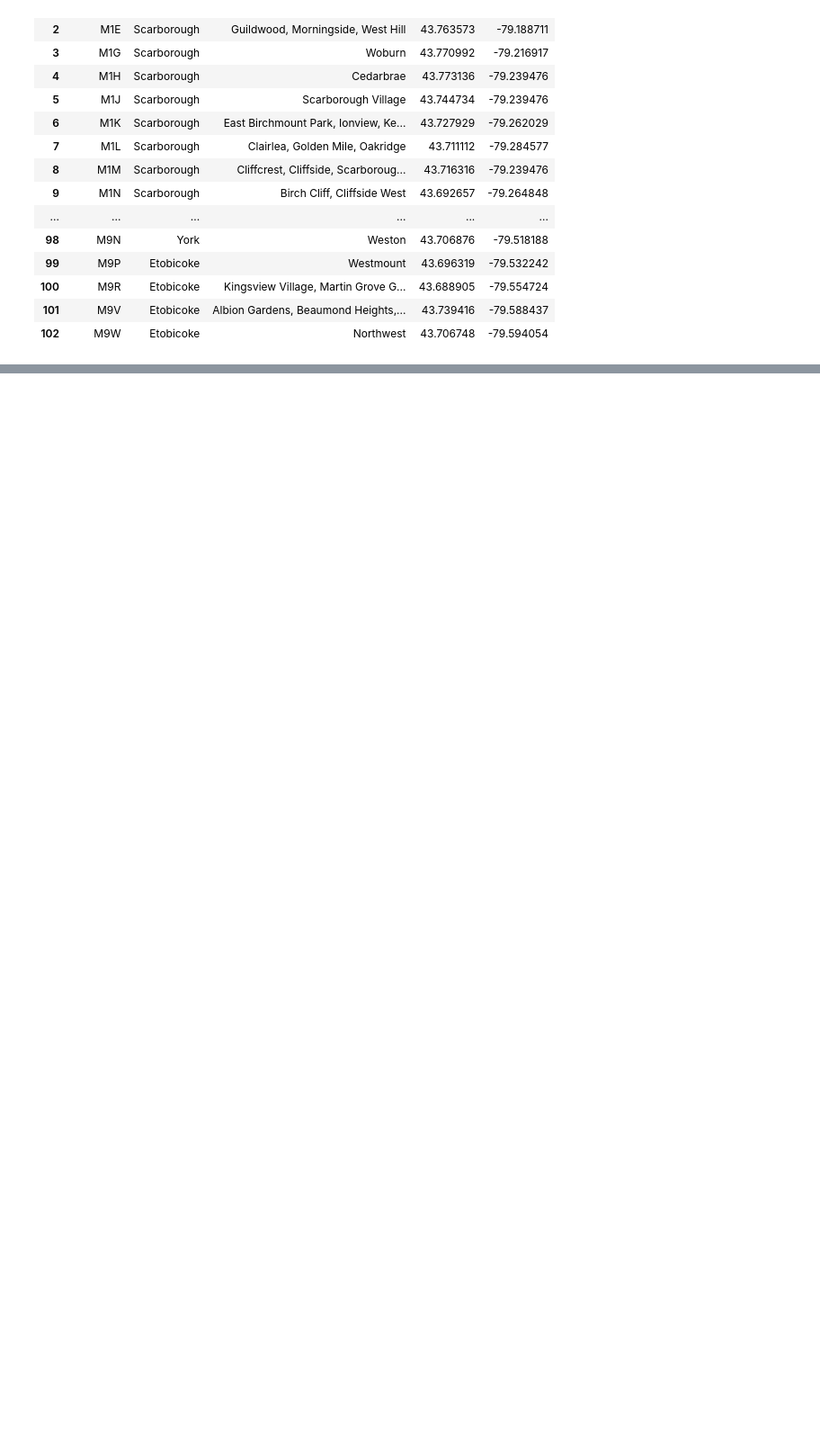
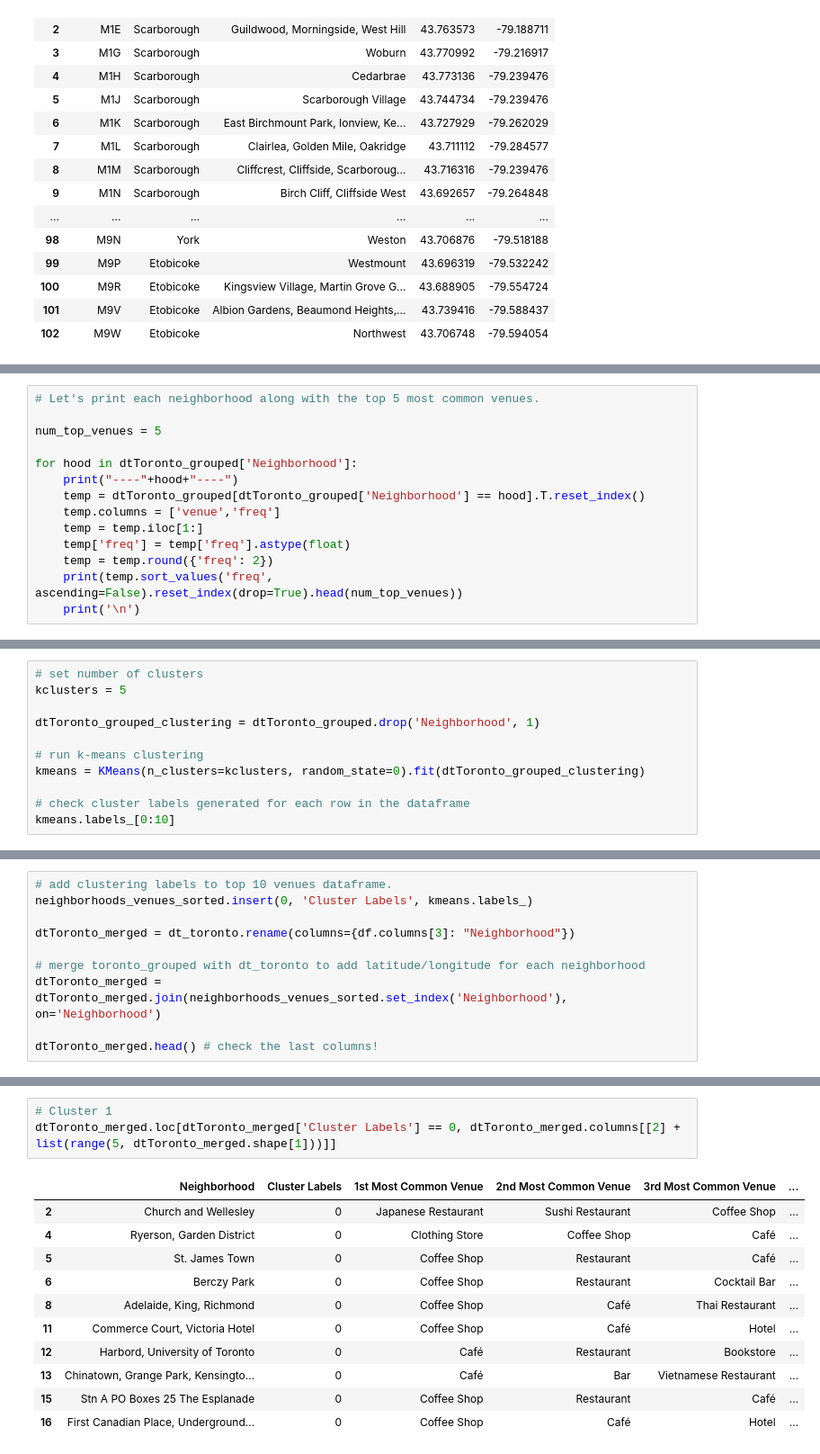
Before and after one commit to bit-kitty/Coursera-IBM-Data-Science, a Jupyter notebook: Course_9_PR-Segmenting-and-Clustering-Toronto-Neighborhoods.ipynb, the cells around one changed output, grey strips where cells are left out. Shown: that part at 90% size. Drawn from its saved outputs; the diff is of its cells as text; blank space fills up the shorter version.

```diff
--- a/Course_9_PR-Segmenting-and-Clustering-Toronto-Neighborhoods.ipynb
+++ b/Course_9_PR-Segmenting-and-Clustering-Toronto-Neighborhoods.ipynb
@@ -215,0 +541,14 @@ df_ll_append #sorted by Postcode
+# %%
+# Let's print each neighborhood along with the top 5 most common venues.
+
+num_top_venues = 5
+
+for hood in dtToronto_grouped['Neighborhood']:
+    print("----"+hood+"----")
+    temp = dtToronto_grouped[dtToronto_grouped['Neighborhood'] == hood].T.reset_index()
+    temp.columns = ['venue','freq']
+    temp = temp.iloc[1:]
+    temp['freq'] = temp['freq'].astype(float)
+    temp = temp.round({'freq': 2})
+    print(temp.sort_values('freq', ascending=False).reset_index(drop=True).head(num_top_venues))
+    print('\n')
@@ -215,0 +613,11 @@ df_ll_append #sorted by Postcode
+# %%
+# set number of clusters
+kclusters = 5
+
+dtToronto_grouped_clustering = dtToronto_grouped.drop('Neighborhood', 1)
+
+# run k-means clustering
+kmeans = KMeans(n_clusters=kclusters, random_state=0).fit(dtToronto_grouped_clustering)
+
+# check cluster labels generated for each row in the dataframe
+kmeans.labels_[0:10]
@@ -215,0 +626,10 @@ df_ll_append #sorted by Postcode
+# %%
+# add clustering labels to top 10 venues dataframe.
+neighborhoods_venues_sorted.insert(0, 'Cluster Labels', kmeans.labels_)
+
+dtToronto_merged = dt_toronto.rename(columns={df.columns[3]: "Neighborhood"})
+
+# merge toronto_grouped with dt_toronto to add latitude/longitude for each neighborhood
+dtToronto_merged = dtToronto_merged.join(neighborhoods_venues_sorted.set_index('Neighborhood'), on='Neighborhood')
+
+dtToronto_merged.head() # check the last columns!
@@ -215,0 +675,15 @@ df_ll_append #sorted by Postcode
+# %%
+# Cluster 1
+dtToronto_merged.loc[dtToronto_merged['Cluster Labels'] == 0, dtToronto_merged.columns[[2] + list(range(5, dtToronto_merged.shape[1]))]]
+# %% [output]
+|  | Neighborhood | Cluster Labels | 1st Most Common Venue | 2nd Most Common Venue | 3rd Most Common Venue | ... |
+| 2 | Church and Wellesley | 0 | Japanese Restaurant | Sushi Restaurant | Coffee Shop | ... |
+| 4 | Ryerson, Garden District | 0 | Clothing Store | Coffee Shop | Café | ... |
+| 5 | St. James Town | 0 | Coffee Shop | Restaurant | Café | ... |
+| 6 | Berczy Park | 0 | Coffee Shop | Restaurant | Cocktail Bar | ... |
+| 8 | Adelaide, King, Richmond | 0 | Coffee Shop | Café | Thai Restaurant | ... |
+| 11 | Commerce Court, Victoria Hotel | 0 | Coffee Shop | Café | Hotel | ... |
+| 12 | Harbord, University of Toronto | 0 | Café | Restaurant | Bookstore | ... |
+| 13 | Chinatown, Grange Park, Kensingto... | 0 | Café | Bar | Vietnamese Restaurant | ... |
+| 15 | Stn A PO Boxes 25 The Esplanade | 0 | Coffee Shop | Restaurant | Café | ... |
+| 16 | First Canadian Place, Underground... | 0 | Coffee Shop | Café | Hotel | ... |
```
Also changed, not shown: parts of 45 cells of this notebook.
